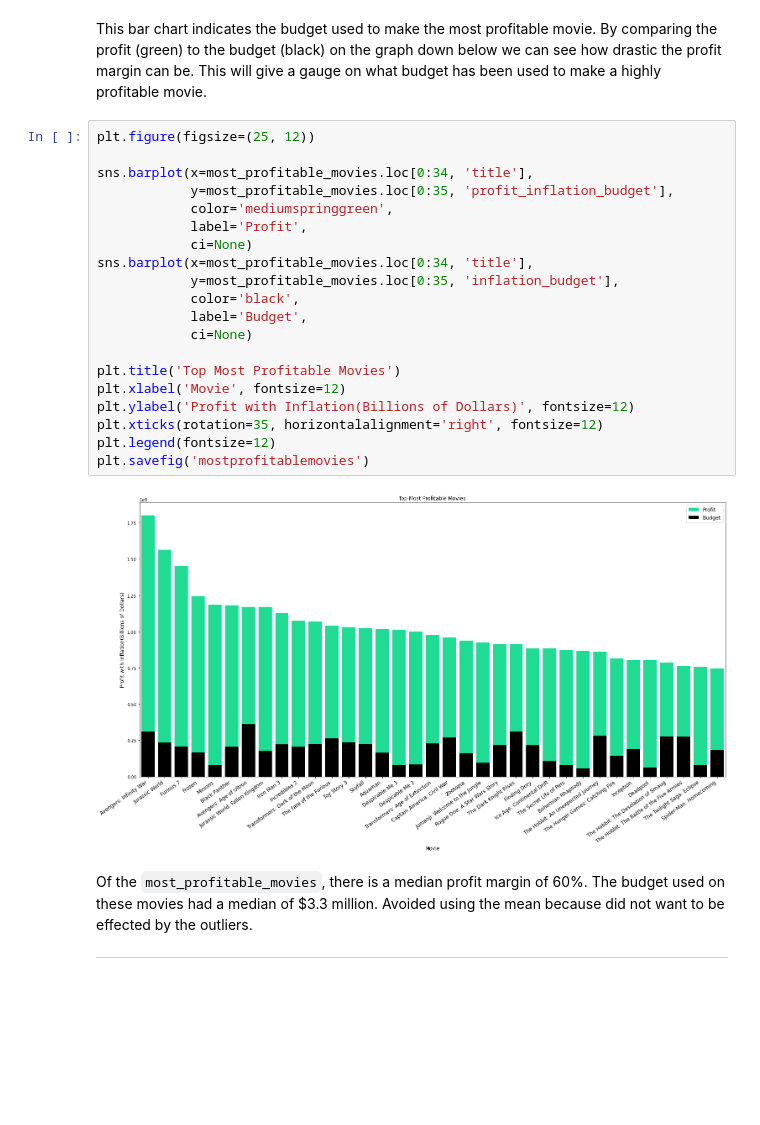
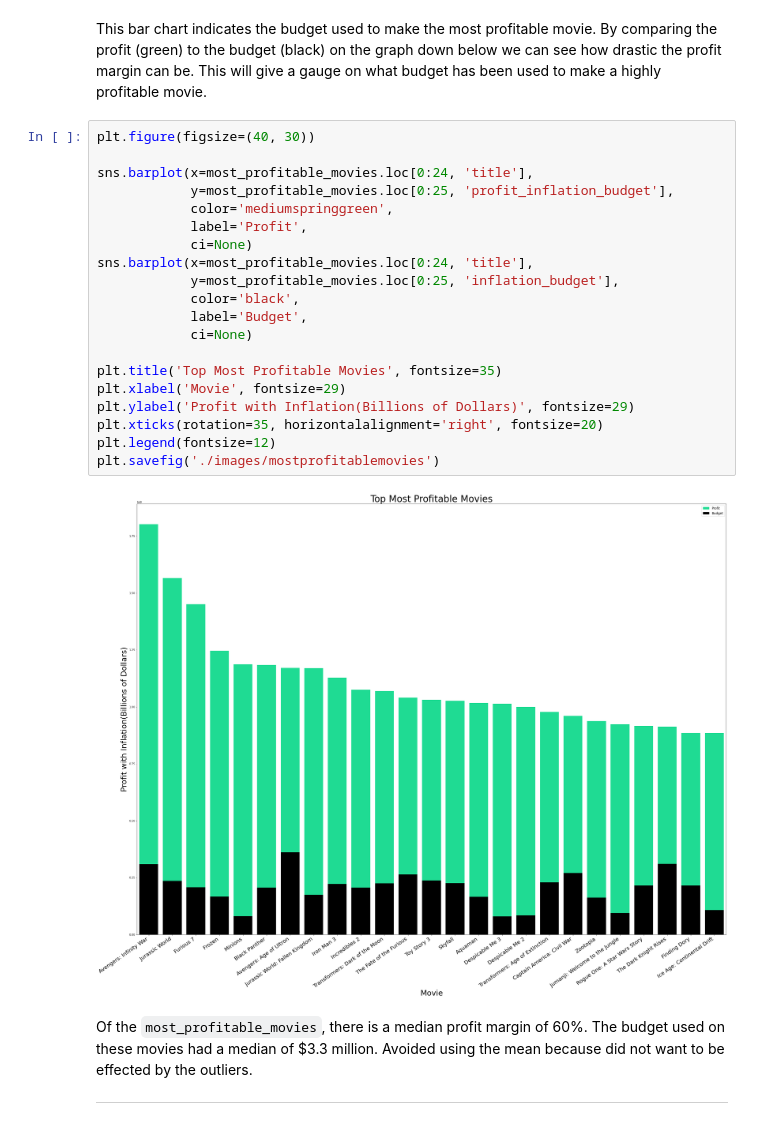
Before and after one commit to MoniqueHercules/phase-1-project, a Jupyter notebook: dsc-phase1-project.ipynb, the cells around one changed output. Saved outputs shown, nothing was run; the diff lists cells and outputs as text; blank space fills up the shorter version.

````diff
--- a/dsc-phase1-project.ipynb
+++ b/dsc-phase1-project.ipynb
@@ -261,27 +261,27 @@ plt.savefig('BudgetVsProfit')
 # %% [markdown]
 This bar chart indicates the budget used to make the most profitable movie. By comparing the profit (green) to the budget (black) on the graph down below we can see how drastic the profit margin can be. This will give a gauge on what budget has been used to make a highly profitable movie.
 # %%
-plt.figure(figsize=(25, 12))
+plt.figure(figsize=(40, 30))
 
-sns.barplot(x=most_profitable_movies.loc[0:34, 'title'],
-            y=most_profitable_movies.loc[0:35, 'profit_inflation_budget'],
+sns.barplot(x=most_profitable_movies.loc[0:24, 'title'],
+            y=most_profitable_movies.loc[0:25, 'profit_inflation_budget'],
             color='mediumspringgreen',
             label='Profit',
             ci=None)
-sns.barplot(x=most_profitable_movies.loc[0:34, 'title'],
-            y=most_profitable_movies.loc[0:35, 'inflation_budget'],
+sns.barplot(x=most_profitable_movies.loc[0:24, 'title'],
+            y=most_profitable_movies.loc[0:25, 'inflation_budget'],
             color='black',
             label='Budget',
             ci=None)
 
-plt.title('Top Most Profitable Movies')
-plt.xlabel('Movie', fontsize=12)
-plt.ylabel('Profit with Inflation(Billions of Dollars)', fontsize=12)
-plt.xticks(rotation=35, horizontalalignment='right', fontsize=12)
+plt.title('Top Most Profitable Movies', fontsize=35)
+plt.xlabel('Movie', fontsize=29)
+plt.ylabel('Profit with Inflation(Billions of Dollars)', fontsize=29)
+plt.xticks(rotation=35, horizontalalignment='right', fontsize=20)
 plt.legend(fontsize=12)
-plt.savefig('mostprofitablemovies')
+plt.savefig('./images/mostprofitablemovies')
 # %% [output]
-[figure, old version]
+[figure, new version]
 # %% [markdown]
 Of the ```most_profitable_movies```, there is a median profit margin of 60%. The budget used on these movies had a median of $3.3 million. Avoided using the mean because did not want to be effected by the outliers.
 ***
````
Also changed, not shown: parts of 9 cells of this notebook, 5 other files.
